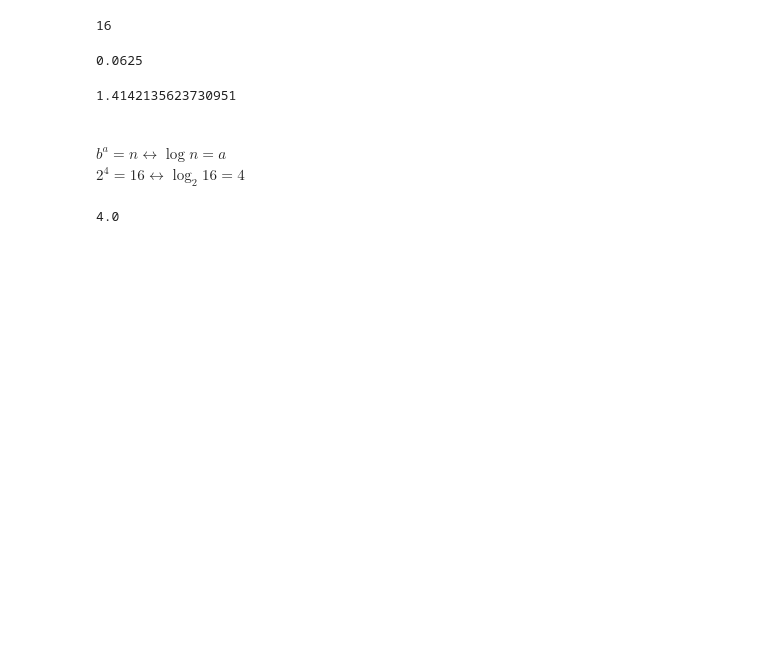
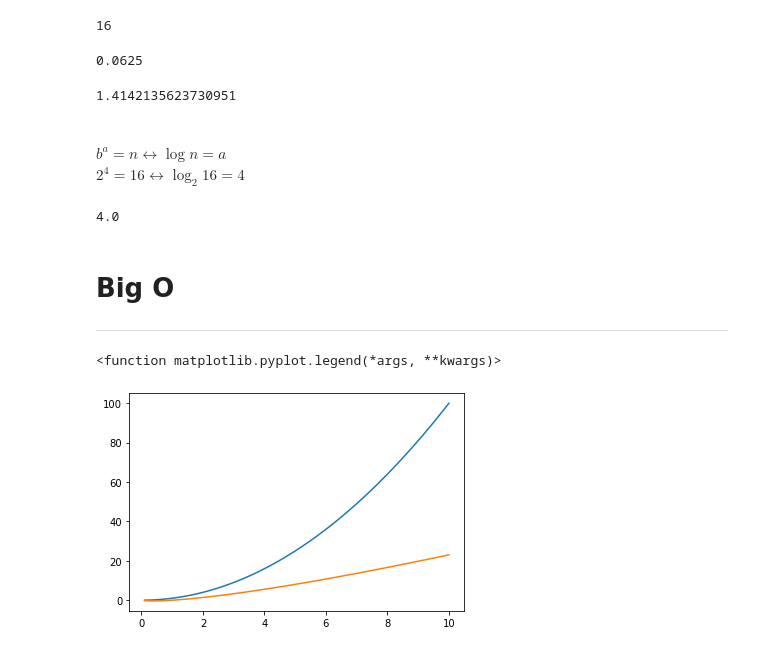
Before and after one commit to adamdalton155/GraphTheory, a Jupyter notebook: Week7/Exponents and logs.ipynb, the cells around one changed output. Cells and saved outputs as stored; diff of their text form; code cells hidden in the pictures; blank space fills up the shorter version.

```diff
--- a/Week7/Exponents and logs.ipynb
+++ b/Week7/Exponents and logs.ipynb
@@ -32,3 +32,6 @@ import math
 math.log(16,2)
 # %% [output]
 4.0
+# %% [markdown]
+<h1>Big O</h1>
+<hr>
@@ -34,0 +41,13 @@ math.log(16,2)
+# %%
+x = np.arange(0.1, 10.1, 0.1)
+y1 = x**2
+
+y2 = x * np.log(x)
+# %%
+plt.plot(x, y1, label='$^2$')
+plt.plot(x, y2, label='$x \log(x)$')
+
+plt.legend
+# %% [output]
+<function matplotlib.pyplot.legend(*args, **kwargs)>
+[figure, added]
```
Also changed, not shown: parts of 6 cells of this notebook.
